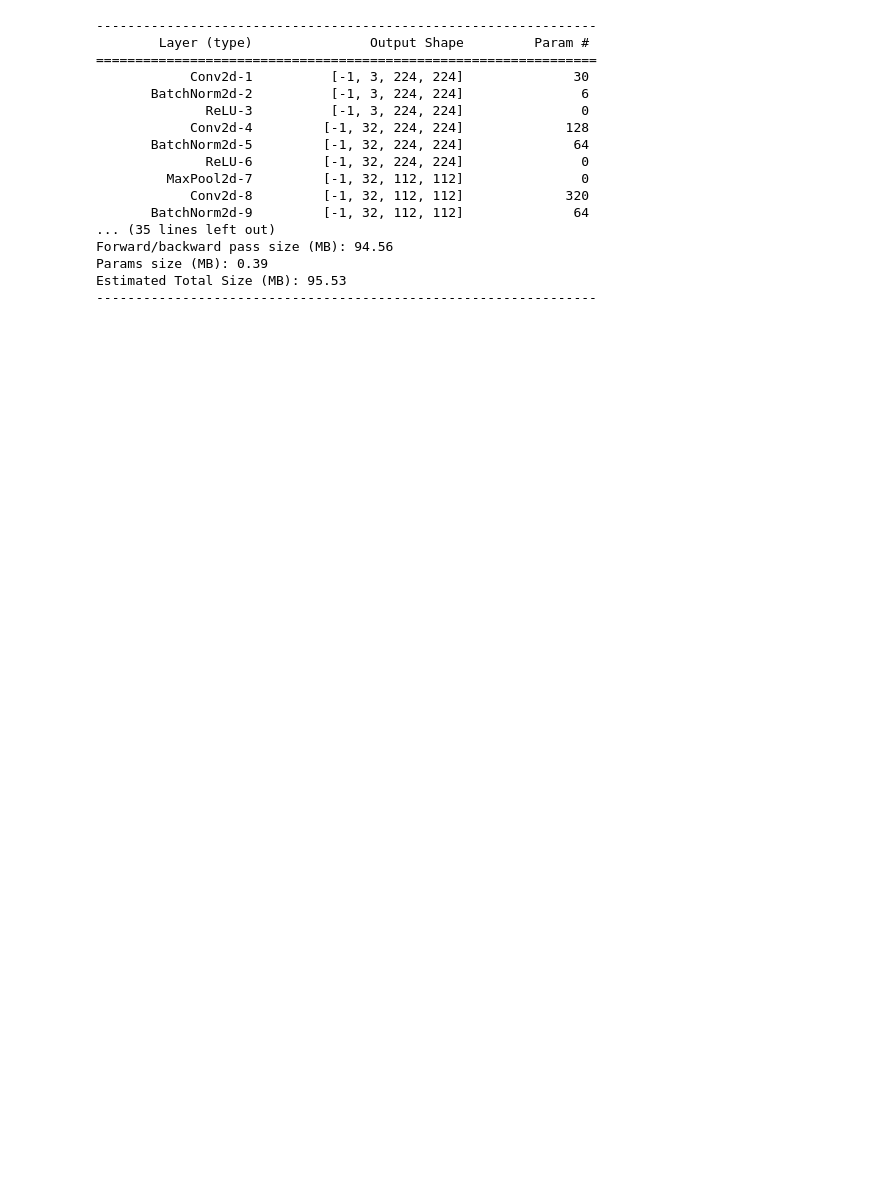
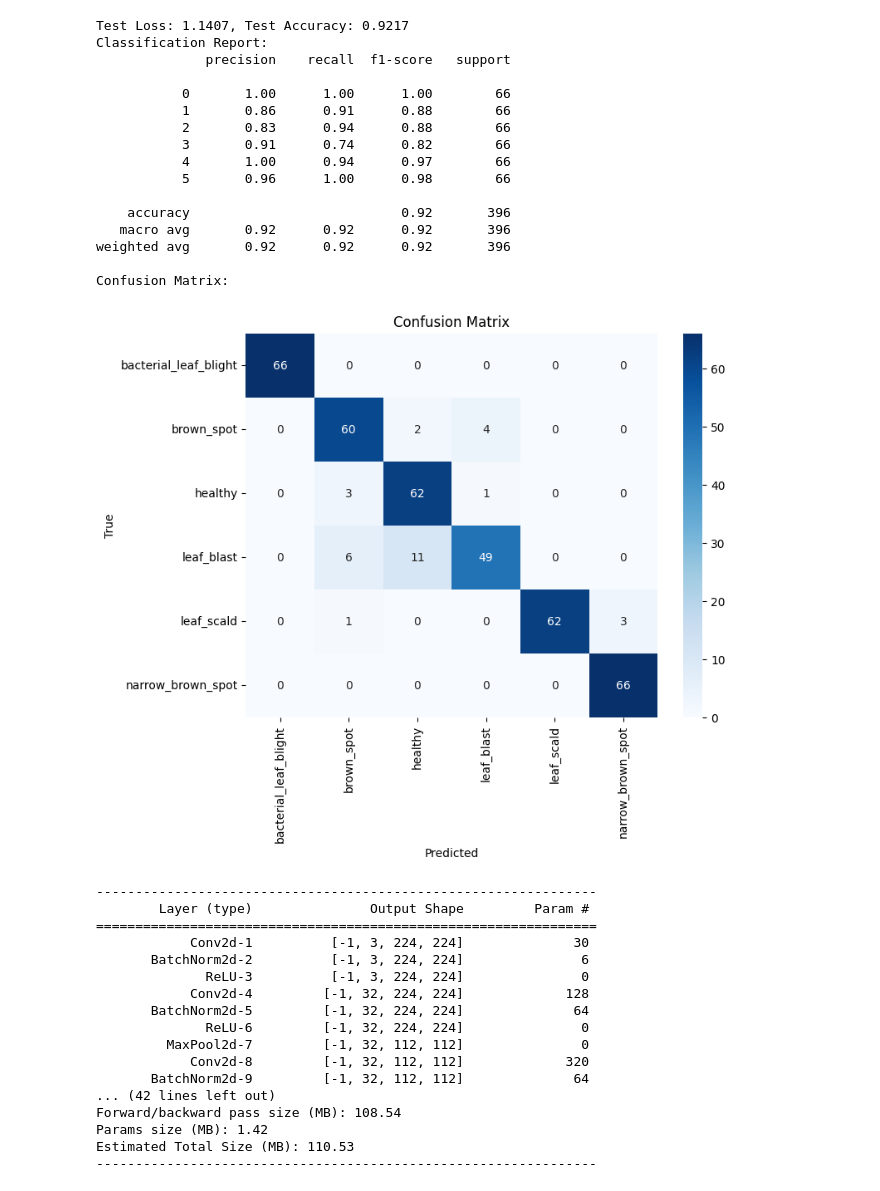
Before and after one commit to januar-png/earlystop, a Jupyter notebook: rice-leaf-clasification.ipynb, the cells around one changed output. Drawn from its saved outputs; the diff is of its cells as text; code cells hidden in the pictures; blank space fills up the shorter version.

```diff
--- a/rice-leaf-clasification.ipynb
+++ b/rice-leaf-clasification.ipynb
@@ -184,7 +193,62 @@ Successfully installed torchsummary-1.5.1
+# %%
+def evaluate_model(model, testloader, criterion, device):
+    model.load_state_dict(torch.load('/kaggle/working/model/best_model.pth'))
+    model.eval()
+    total_loss = 0.0
+    all_labels = []
+    all_predictions = []
+
+    with torch.no_grad():
+        for inputs, labels in testloader:
+            inputs, labels = inputs.to(device), labels.to(device)
+            outputs = model(inputs)
+            loss = criterion(outputs, labels)
+            total_loss += loss.item()
+
+            _, predictions = torch.max(outputs, 1)
+            all_labels.extend(labels.cpu().numpy())
+            all_predictions.extend(predictions.cpu().numpy())
+
+    average_loss = total_loss / len(testloader)
+    accuracy = sum(np.array(all_labels) == np.array(all_predictions)) / len(all_labels)
+
+    print(f'Test Loss: {average_loss:.4f}, Test Accuracy: {accuracy:.4f}')
+
+    print("Classification Report:")
+    print(classification_report(all_labels, all_predictions))
+
+    print("Confusion Matrix:")
+    cm = confusion_matrix(all_labels, all_predictions)
+    plt.figure(figsize=(8, 6))
+    sns.heatmap(cm, annot=True, fmt='g', cmap='Blues', xticklabels=test_set.classes, yticklabels=test_set.classes)
+    plt.xlabel('Predicted')
+    plt.ylabel('True')
+    plt.title('Confusion Matrix')
+    plt.show()
+# %%
+evaluate_model(model, testloader, criterion, device)
+# %% [output]
+Test Loss: 1.1407, Test Accuracy: 0.9217
+Classification Report:
+              precision    recall  f1-score   support
+
+           0       1.00      1.00      1.00        66
+           1       0.86      0.91      0.88        66
+           2       0.83      0.94      0.88        66
+           3       0.91      0.74      0.82        66
+           4       1.00      0.94      0.97        66
+           5       0.96      1.00      0.98        66
+
+    accuracy                           0.92       396
+   macro avg       0.92      0.92      0.92       396
+weighted avg       0.92      0.92      0.92       396
+
+Confusion Matrix:
+[figure, added]
 # %%
 from torchsummary import summary
 
-model = CNNpenyakitPadi(output_size = 6)
+model = CNNpenyakitPadi(output_size = 6).to(device)
 summary(model, (3, 224, 224))
 # %% [output]
 ----------------------------------------------------------------
@@ -199,10 +263,10 @@ summary(model, (3, 224, 224))
          MaxPool2d-7         [-1, 32, 112, 112]               0
             Conv2d-8         [-1, 32, 112, 112]             320
        BatchNorm2d-9         [-1, 32, 112, 112]              64
-... (35 lines left out)
-Forward/backward pass size (MB): 94.56
-Params size (MB): 0.39
-Estimated Total Size (MB): 95.53
+... (42 lines left out)
+Forward/backward pass size (MB): 108.54
+Params size (MB): 1.42
+Estimated Total Size (MB): 110.53
 ----------------------------------------------------------------
 # %%
 optimizer = optim.Adam(model.parameters(), lr=0.00001)
```
Also changed, not shown: parts of 16 cells of this notebook.
